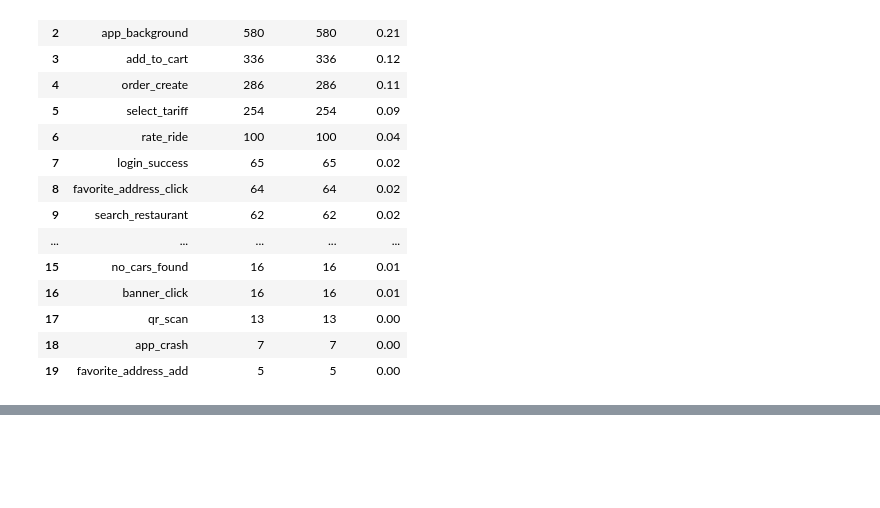
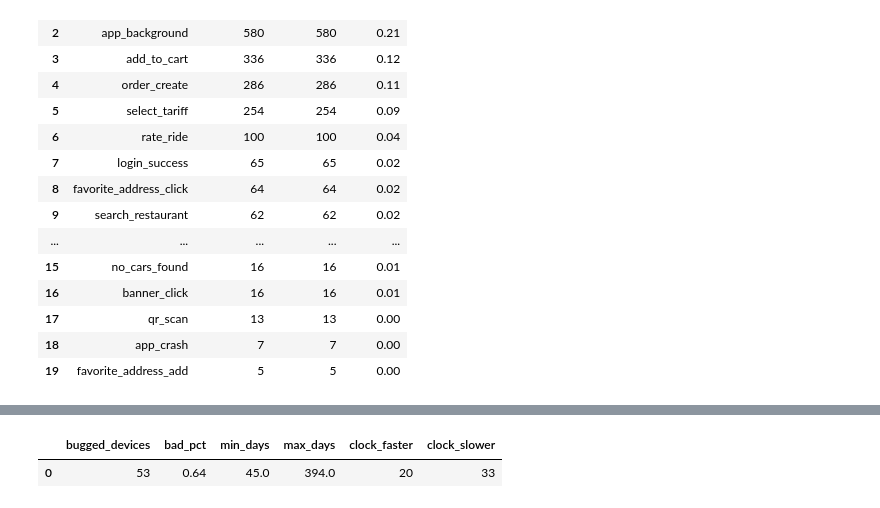
Before and after one commit to AltermaRRinuz/tezgo-product-analytics, a Jupyter notebook: notebooks/01_data_quality.ipynb, the cells around one changed output, grey strips where cells are left out. Drawn from its saved outputs; the diff is of its cells as text; code cells hidden in the pictures; blank space fills up the shorter version.

```diff
--- a/notebooks/01_data_quality.ipynb
+++ b/notebooks/01_data_quality.ipynb
@@ -532,0 +565,21 @@ ORDER BY extra_rows DESC;
+# %%
+query('''
+-- julianday() - превращает дату в число дней
+WITH device_diff AS (
+      SELECT device_id,
+             AVG(julianday(server_ts) - julianday(client_ts)) AS avg_diff_days
+      FROM events
+      GROUP BY device_id
+)
+SELECT COUNT(*) AS bugged_devices,
+       ROUND(100.0 * COUNT(*) / (SELECT COUNT(*) FROM device_diff), 2) AS bad_pct,
+       ROUND(MIN(ABS(avg_diff_days)), 0) AS min_days,
+       ROUND(MAX(ABS(avg_diff_days)), 0) AS max_days,
+       SUM(avg_diff_days < 0)            AS clock_faster,
+       SUM(avg_diff_days > 0)            AS clock_slower
+FROM device_diff
+WHERE ABS(avg_diff_days) > 1;
+''')
+# %% [output]
+|  | bugged_devices | bad_pct | min_days | max_days | clock_faster | clock_slower |
+| 0 | 53 | 0.64 | 45.0 | 394.0 | 20 | 33 |
```
Also changed, not shown: parts of 8 cells of this notebook, 1 other file.
